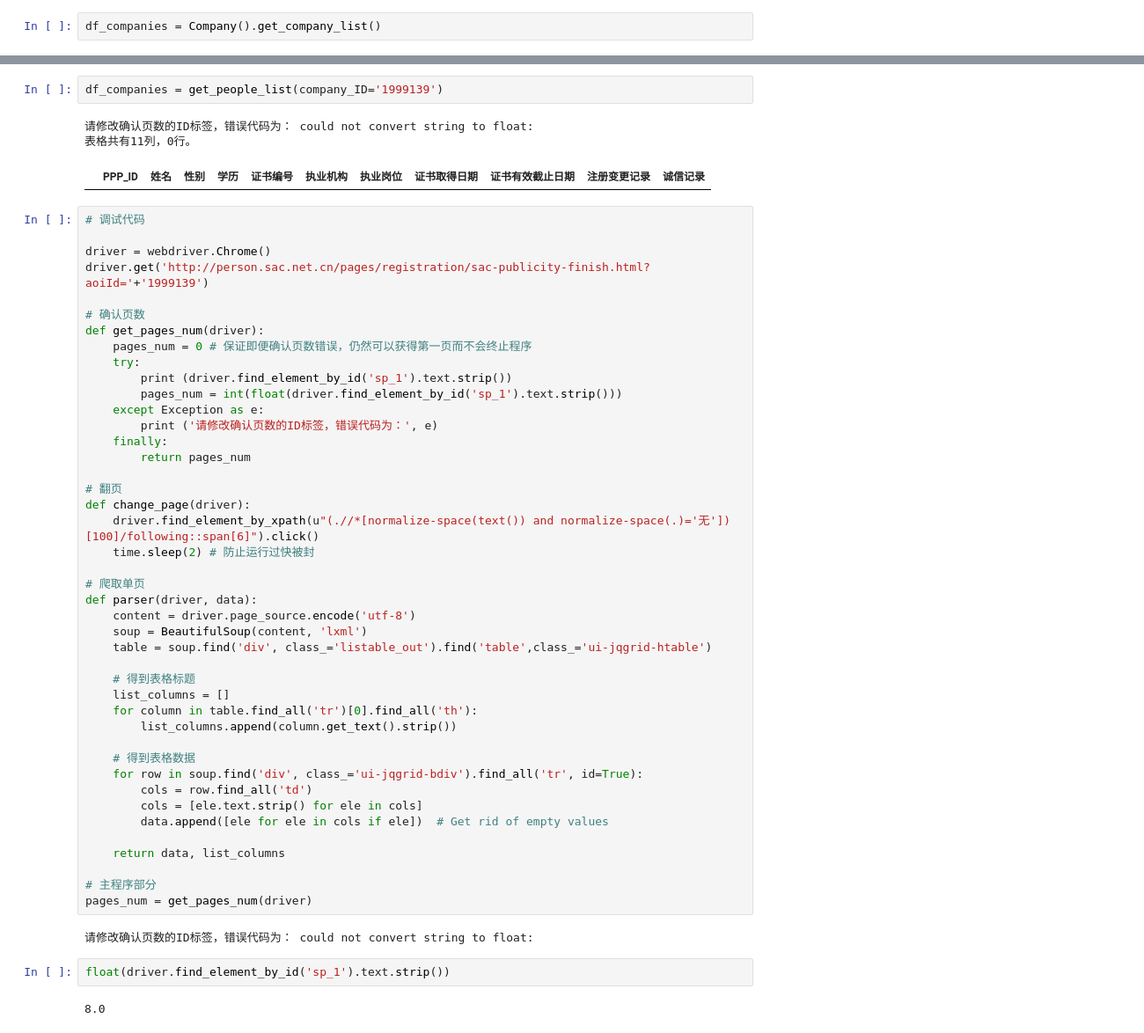
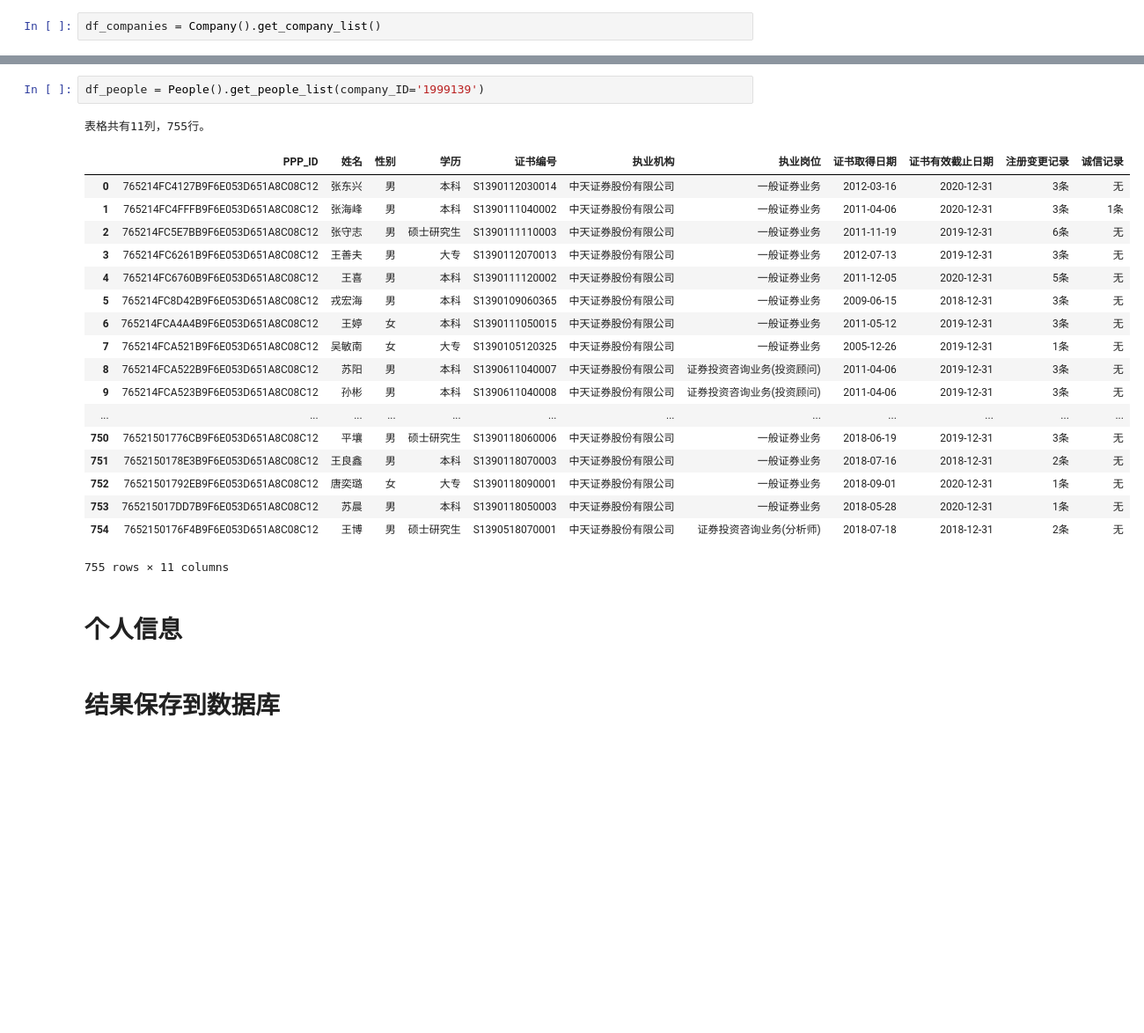
Before and after one commit to qzcool/SAC, a Jupyter notebook: test.ipynb, the cells around one changed output, grey strips where cells are left out. Shown at 88% size. Drawn from its saved outputs; the diff is of its cells as text; blank space fills up the shorter version.

```diff
--- a/test.ipynb
+++ b/test.ipynb
@@ -66,55 +9,26 @@ def get_people_list(company_ID):
 # %%
-df_companies = get_people_list(company_ID='1999139')
+df_people = People().get_people_list(company_ID='1999139')
 # %% [output]
-请修改确认页数的ID标签，错误代码为： could not convert string to float:
-表格共有11列，0行。
+表格共有11列，755行。
 |  | PPP_ID | 姓名 | 性别 | 学历 | 证书编号 | 执业机构 | 执业岗位 | 证书取得日期 | 证书有效截止日期 | 注册变更记录 | 诚信记录 |
+| 0 | 765214FC4127B9F6E053D651A8C08C12 | 张东兴 | 男 | 本科 | S1390112030014 | 中天证券股份有限公司 | 一般证券业务 | 2012-03-16 | 2020-12-31 | 3条 | 无 |
+| 1 | 765214FC4FFFB9F6E053D651A8C08C12 | 张海峰 | 男 | 本科 | S1390111040002 | 中天证券股份有限公司 | 一般证券业务 | 2011-04-06 | 2020-12-31 | 3条 | 1条 |
+| 2 | 765214FC5E7BB9F6E053D651A8C08C12 | 张守志 | 男 | 硕士研究生 | S1390111110003 | 中天证券股份有限公司 | 一般证券业务 | 2011-11-19 | 2019-12-31 | 6条 | 无 |
+| 3 | 765214FC6261B9F6E053D651A8C08C12 | 王善夫 | 男 | 大专 | S1390112070013 | 中天证券股份有限公司 | 一般证券业务 | 2012-07-13 | 2019-12-31 | 3条 | 无 |
+| 4 | 765214FC6760B9F6E053D651A8C08C12 | 王喜 | 男 | 本科 | S1390111120002 | 中天证券股份有限公司 | 一般证券业务 | 2011-12-05 | 2020-12-31 | 5条 | 无 |
+| 5 | 765214FC8D42B9F6E053D651A8C08C12 | 戎宏海 | 男 | 本科 | S1390109060365 | 中天证券股份有限公司 | 一般证券业务 | 2009-06-15 | 2018-12-31 | 3条 | 无 |
+| 6 | 765214FCA4A4B9F6E053D651A8C08C12 | 王婷 | 女 | 本科 | S1390111050015 | 中天证券股份有限公司 | 一般证券业务 | 2011-05-12 | 2019-12-31 | 3条 | 无 |
+| 7 | 765214FCA521B9F6E053D651A8C08C12 | 吴敏南 | 女 | 大专 | S1390105120325 | 中天证券股份有限公司 | 一般证券业务 | 2005-12-26 | 2019-12-31 | 1条 | 无 |
+| 8 | 765214FCA522B9F6E053D651A8C08C12 | 苏阳 | 男 | 本科 | S1390611040007 | 中天证券股份有限公司 | 证券投资咨询业务(投资顾问) | 2011-04-06 | 2019-12-31 | 3条 | 无 |
+| 9 | 765214FCA523B9F6E053D651A8C08C12 | 孙彬 | 男 | 本科 | S1390611040008 | 中天证券股份有限公司 | 证券投资咨询业务(投资顾问) | 2011-04-06 | 2019-12-31 | 3条 | 无 |
+| ... | ... | ... | ... | ... | ... | ... | ... | ... | ... | ... | ... |
+| 750 | 76521501776CB9F6E053D651A8C08C12 | 平壤 | 男 | 硕士研究生 | S1390118060006 | 中天证券股份有限公司 | 一般证券业务 | 2018-06-19 | 2019-12-31 | 3条 | 无 |
+| 751 | 7652150178E3B9F6E053D651A8C08C12 | 王良鑫 | 男 | 本科 | S1390118070003 | 中天证券股份有限公司 | 一般证券业务 | 2018-07-16 | 2018-12-31 | 2条 | 无 |
+| 752 | 76521501792EB9F6E053D651A8C08C12 | 唐奕璐 | 女 | 大专 | S1390118090001 | 中天证券股份有限公司 | 一般证券业务 | 2018-09-01 | 2020-12-31 | 1条 | 无 |
+| 753 | 765215017DD7B9F6E053D651A8C08C12 | 苏晨 | 男 | 本科 | S1390118050003 | 中天证券股份有限公司 | 一般证券业务 | 2018-05-28 | 2020-12-31 | 1条 | 无 |
+| 754 | 7652150176F4B9F6E053D651A8C08C12 | 王博 | 男 | 硕士研究生 | S1390518070001 | 中天证券股份有限公司 | 证券投资咨询业务(分析师) | 2018-07-18 | 2018-12-31 | 2条 | 无 |
+755 rows × 11 columns
-# %%
-# 调试代码
-
-driver = webdriver.Chrome()
-driver.get('http://person.sac.net.cn/pages/registration/sac-publicity-finish.html?aoiId='+'1999139')
-
-# 确认页数
-def get_pages_num(driver):
-    pages_num = 0 # 保证即便确认页数错误，仍然可以获得第一页而不会终止程序
-    try:
-        print (driver.find_element_by_id('sp_1').text.strip())
-        pages_num = int(float(driver.find_element_by_id('sp_1').text.strip()))
-    except Exception as e:
-        print ('请修改确认页数的ID标签，错误代码为：', e)
-    finally:
-        return pages_num
-
-# 翻页
-def change_page(driver):
-    driver.find_element_by_xpath(u"(.//*[normalize-space(text()) and normalize-space(.)='无'])[100]/following::span[6]").click()
-    time.sleep(2) # 防止运行过快被封
-
-# 爬取单页
-def parser(driver, data):
-    content = driver.page_source.encode('utf-8')
-    soup = BeautifulSoup(content, 'lxml')
-    table = soup.find('div', class_='listable_out').find('table',class_='ui-jqgrid-htable')
-
-    # 得到表格标题
-    list_columns = []
-    for column in table.find_all('tr')[0].find_all('th'):
-        list_columns.append(column.get_text().strip())
-
-    # 得到表格数据
-    for row in soup.find('div', class_='ui-jqgrid-bdiv').find_all('tr', id=True):
-        cols = row.find_all('td')
-        cols = [ele.text.strip() for ele in cols]
-        data.append([ele for ele in cols if ele])  # Get rid of empty values
-
-    return data, list_columns
-
-# 主程序部分
-pages_num = get_pages_num(driver)
-# %% [output]
-请修改确认页数的ID标签，错误代码为： could not convert string to float:
-# %%
-float(driver.find_element_by_id('sp_1').text.strip())
-# %% [output]
-8.0
+# %% [markdown]
+# 个人信息
+# %% [markdown]
+# 结果保存到数据库
```
Also changed, not shown: parts of 2 cells of this notebook, 1 other file.
